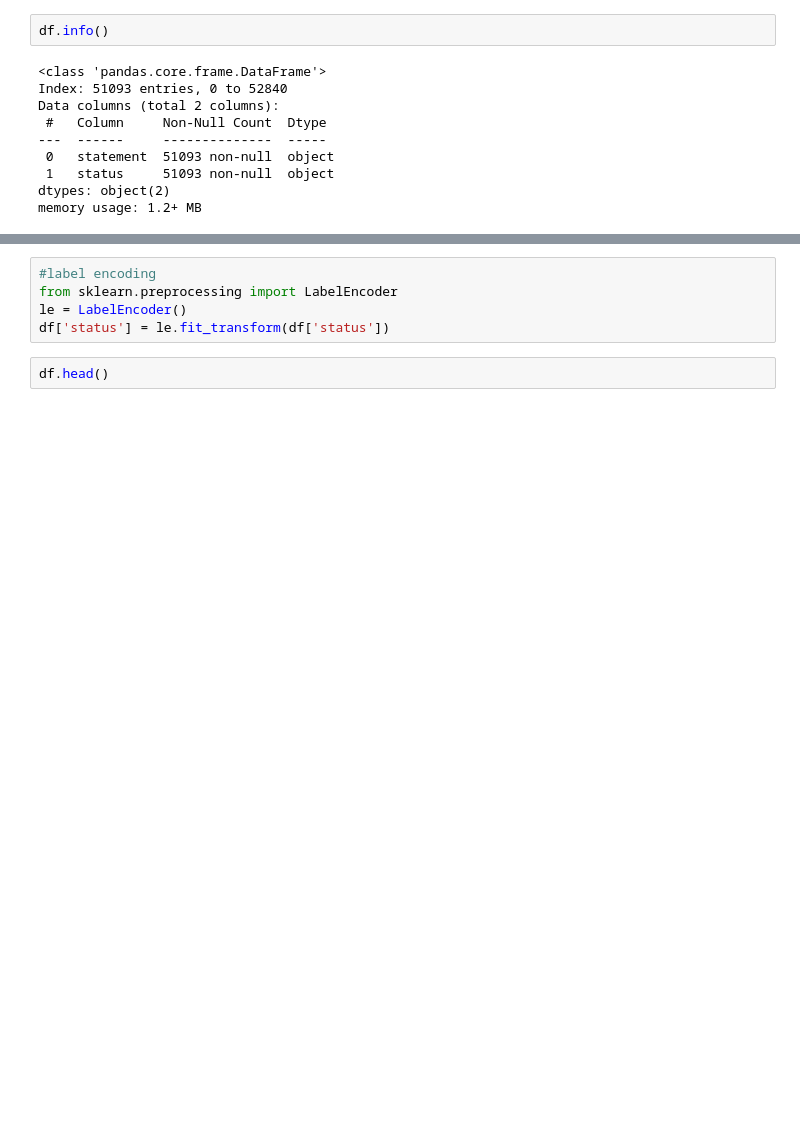
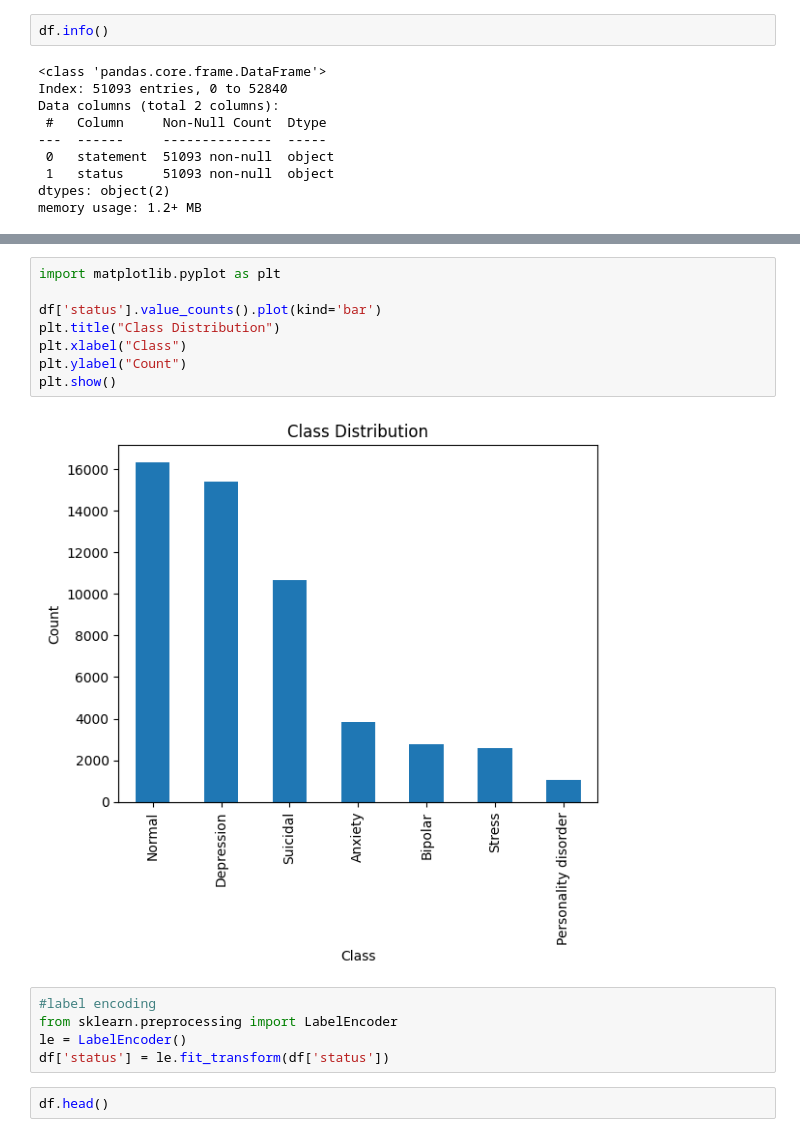
Before and after one commit to AbdulRahman-MFarag/MentalHealth-NLP, a Jupyter notebook: mentalhealth.ipynb, the cells around one changed output, grey strips where cells are left out. Cells and saved outputs as stored; diff of their text form; blank space fills up the shorter version.

```diff
--- a/mentalhealth.ipynb
+++ b/mentalhealth.ipynb
@@ -80,3 +104,13 @@ memory usage: 1.2+ MB
+# %%
+import matplotlib.pyplot as plt
+
+df['status'].value_counts().plot(kind='bar')
+plt.title("Class Distribution")
+plt.xlabel("Class")
+plt.ylabel("Count")
+plt.show()
+# %% [output]
+[figure, added]
 # %%
 #label encoding
 from sklearn.preprocessing import LabelEncoder
```
Also changed, not shown: parts of 2 cells of this notebook.
